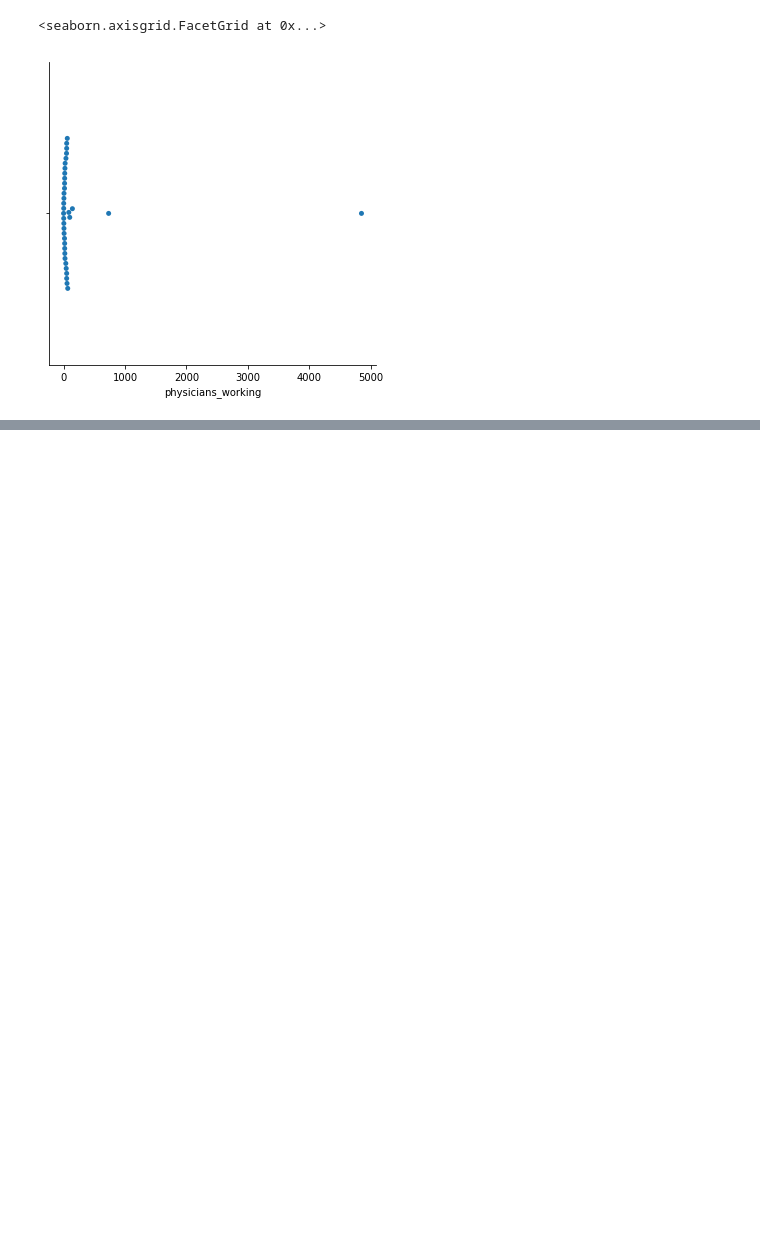
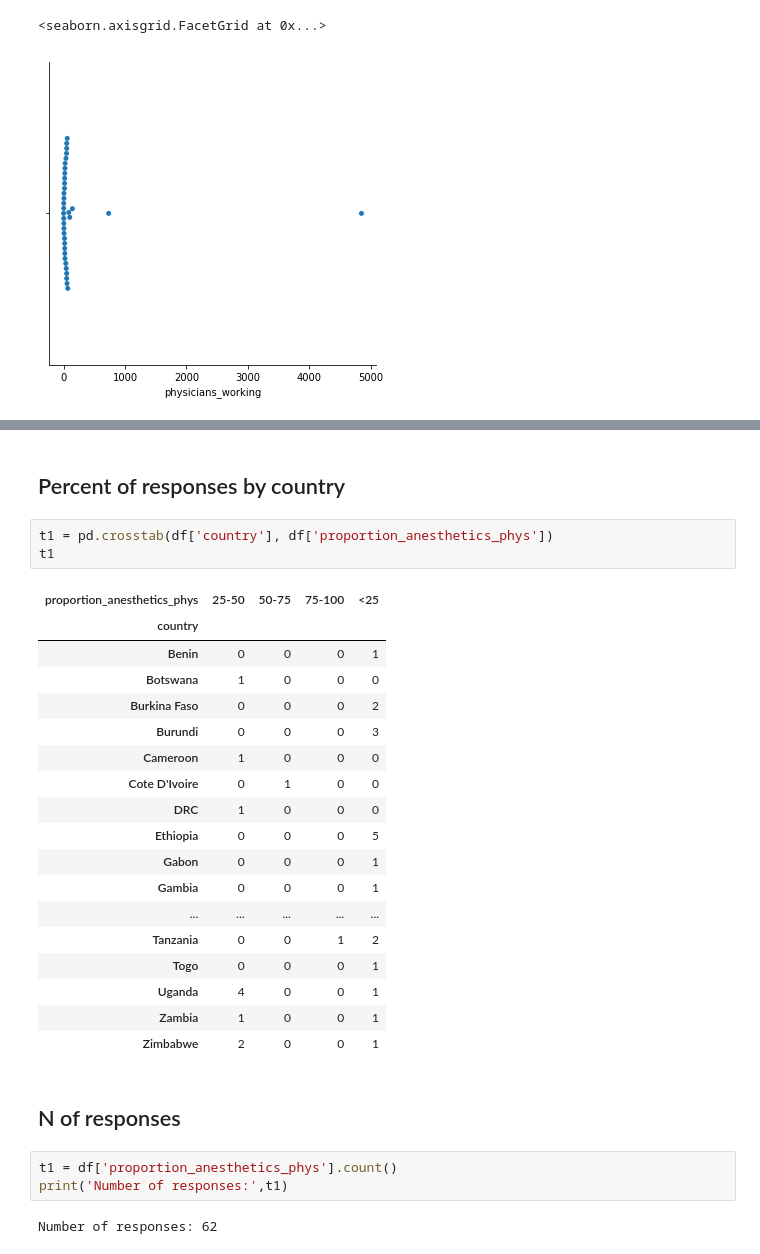
Before and after one commit to lawtj/npa, a Jupyter notebook: npa data.ipynb, the cells around one changed output, grey strips where cells are left out. Saved outputs shown, nothing was run; the diff lists cells and outputs as text; blank space fills up the shorter version.

```diff
--- a/npa data.ipynb
+++ b/npa data.ipynb
@@ -1043,0 +975,31 @@ sb.catplot(x='physicians_working', data=psgraph, kind='swarm')
+# %% [markdown]
+## Percent of responses by country
+# %%
+t1 = pd.crosstab(df['country'], df['proportion_anesthetics_phys'])
+t1
+# %% [output]
+| proportion_anesthetics_phys | 25-50 | 50-75 | 75-100 | <25 |
+| country |  |  |  |  |
+| Benin | 0 | 0 | 0 | 1 |
+| Botswana | 1 | 0 | 0 | 0 |
+| Burkina Faso | 0 | 0 | 0 | 2 |
+| Burundi | 0 | 0 | 0 | 3 |
+| Cameroon | 1 | 0 | 0 | 0 |
+| Cote D'Ivoire | 0 | 1 | 0 | 0 |
+| DRC | 1 | 0 | 0 | 0 |
+| Ethiopia | 0 | 0 | 0 | 5 |
+| Gabon | 0 | 0 | 0 | 1 |
+| Gambia | 0 | 0 | 0 | 1 |
+| ... | ... | ... | ... | ... |
+| Tanzania | 0 | 0 | 1 | 2 |
+| Togo | 0 | 0 | 0 | 1 |
+| Uganda | 4 | 0 | 0 | 1 |
+| Zambia | 1 | 0 | 0 | 1 |
+| Zimbabwe | 2 | 0 | 0 | 1 |
+# %% [markdown]
+## N of responses
+# %%
+t1 = df['proportion_anesthetics_phys'].count()
+print('Number of responses:',t1)
+# %% [output]
+Number of responses: 62
```
Also changed, not shown: parts of 30 cells of this notebook.
